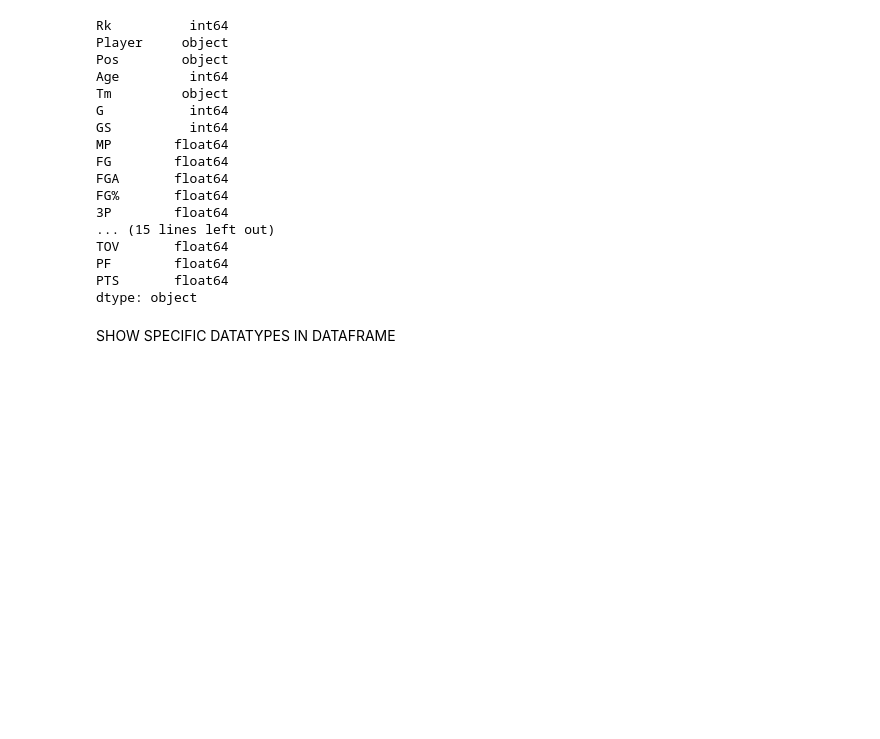
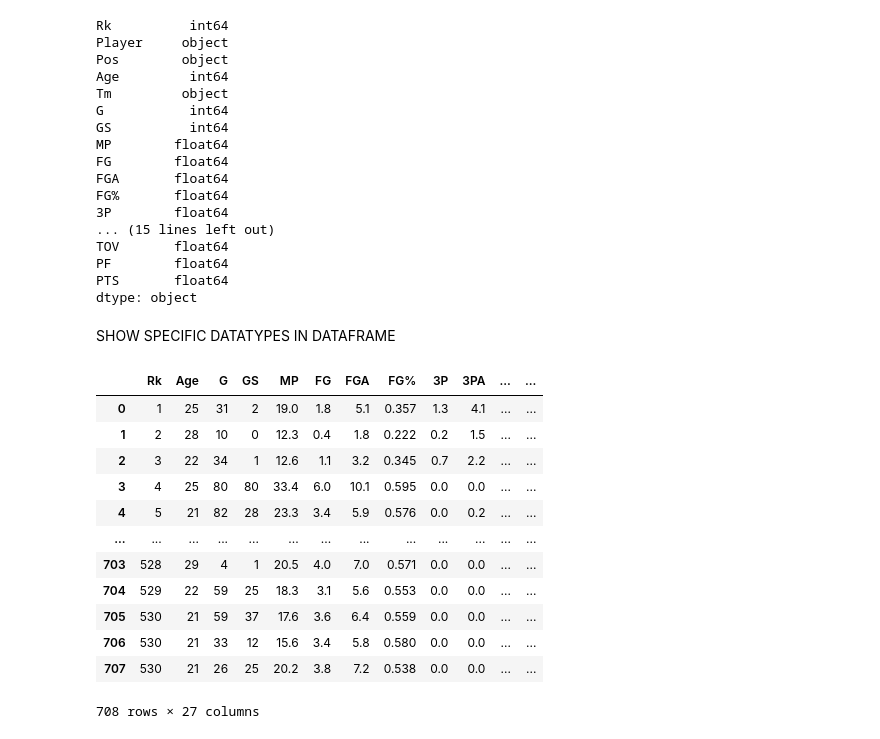
Before and after one commit to sandhyaammasi/EDA, a Jupyter notebook: expDataAna.ipynb, the cells around one changed output. Drawn from its saved outputs; the diff is of its cells as text; code cells hidden in the pictures; blank space fills up the shorter version.

```diff
--- a/expDataAna.ipynb
+++ b/expDataAna.ipynb
@@ -143,3 +143,19 @@ PTS       float64
 dtype: object
 # %% [markdown]
 SHOW SPECIFIC DATATYPES IN DATAFRAME
+# %%
+df.select_dtypes(include="number")
+# %% [output]
+|  | Rk | Age | G | GS | MP | FG | FGA | FG% | 3P | 3PA | ... | ... |
+| 0 | 1 | 25 | 31 | 2 | 19.0 | 1.8 | 5.1 | 0.357 | 1.3 | 4.1 | ... | ... |
+| 1 | 2 | 28 | 10 | 0 | 12.3 | 0.4 | 1.8 | 0.222 | 0.2 | 1.5 | ... | ... |
+| 2 | 3 | 22 | 34 | 1 | 12.6 | 1.1 | 3.2 | 0.345 | 0.7 | 2.2 | ... | ... |
+| 3 | 4 | 25 | 80 | 80 | 33.4 | 6.0 | 10.1 | 0.595 | 0.0 | 0.0 | ... | ... |
+| 4 | 5 | 21 | 82 | 28 | 23.3 | 3.4 | 5.9 | 0.576 | 0.0 | 0.2 | ... | ... |
+| ... | ... | ... | ... | ... | ... | ... | ... | ... | ... | ... | ... | ... |
+| 703 | 528 | 29 | 4 | 1 | 20.5 | 4.0 | 7.0 | 0.571 | 0.0 | 0.0 | ... | ... |
+| 704 | 529 | 22 | 59 | 25 | 18.3 | 3.1 | 5.6 | 0.553 | 0.0 | 0.0 | ... | ... |
+| 705 | 530 | 21 | 59 | 37 | 17.6 | 3.6 | 6.4 | 0.559 | 0.0 | 0.0 | ... | ... |
+| 706 | 530 | 21 | 33 | 12 | 15.6 | 3.4 | 5.8 | 0.580 | 0.0 | 0.0 | ... | ... |
+| 707 | 530 | 21 | 26 | 25 | 20.2 | 3.8 | 7.2 | 0.538 | 0.0 | 0.0 | ... | ... |
+708 rows × 27 columns
```
Also changed, not shown: parts of 4 cells of this notebook.
